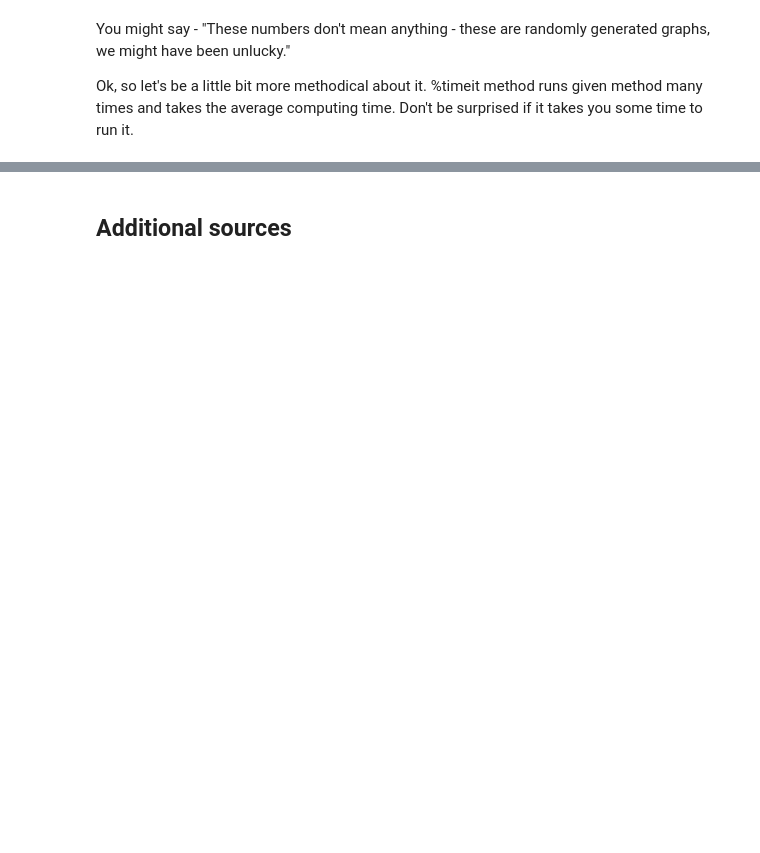
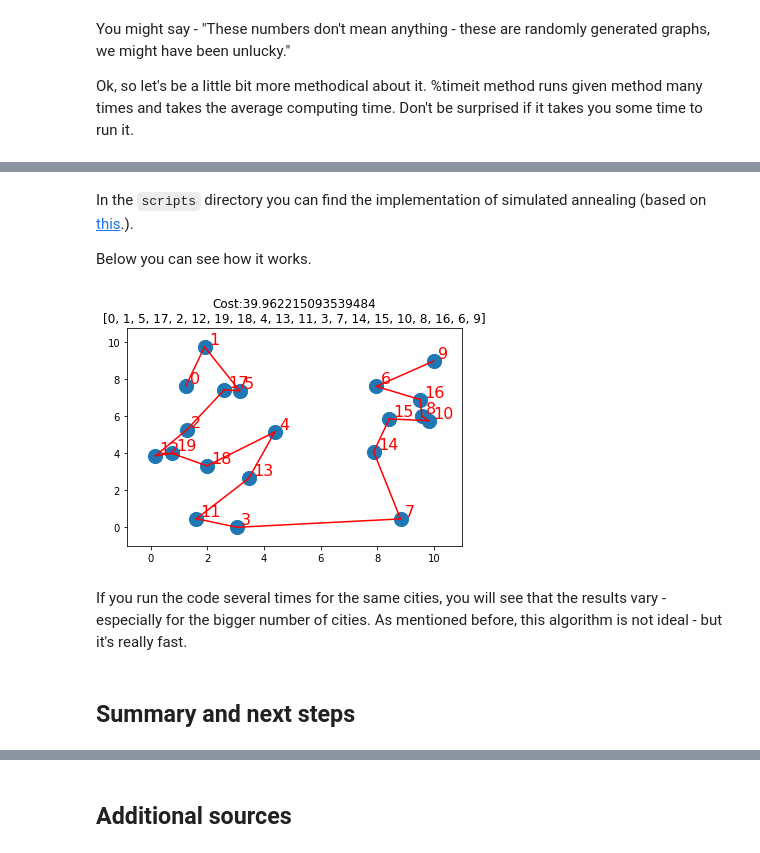
Before and after one commit to mstechly/quantum_tsp_tutorials, a Jupyter notebook: tutorials/01_Introduction_to_TSP.ipynb, the cells around one changed output, grey strips where cells are left out. Saved outputs shown, nothing was run; the diff lists cells and outputs as text; code cells hidden in the pictures; blank space fills up the shorter version.

```diff
--- a/tutorials/01_Introduction_to_TSP.ipynb
+++ b/tutorials/01_Introduction_to_TSP.ipynb
@@ -242,0 +232,24 @@ Let's try something more reasonable.
+# %% [markdown]
+In the `scripts` directory you can find the implementation of simulated annealing (based on [this](https://github.com/chncyhn/simulated-annealing-tsp).).
+
+Below you can see how it works.
+# %%
+from scripts import simulated_annealing
+from scripts.simulated_annealing import SimulatedAnnealer
+
+def solve_tsp_simulated_annealing(cities, starting_city):
+    sa = SimulatedAnnealer(cities, stopping_iter=5000, starting_city=starting_city)
+    sa.anneal()
+    solution = sa.get_best_solution()
+
+    return solution
+# %%
+cities = create_cities(20)
+sa_solution = solve_tsp_simulated_annealing(cities, 0)
+plot_solution(cities, sa_solution)
+# %% [output]
+[figure, added]
+# %% [markdown]
+If you run the code several times for the same cities, you will see that the results vary - especially for the bigger number of cities. As mentioned before, this algorithm is not ideal - but it's really fast.
+# %% [markdown]
+## Summary and next steps
```
Also changed, not shown: parts of 24 cells of this notebook, 5 other files.
